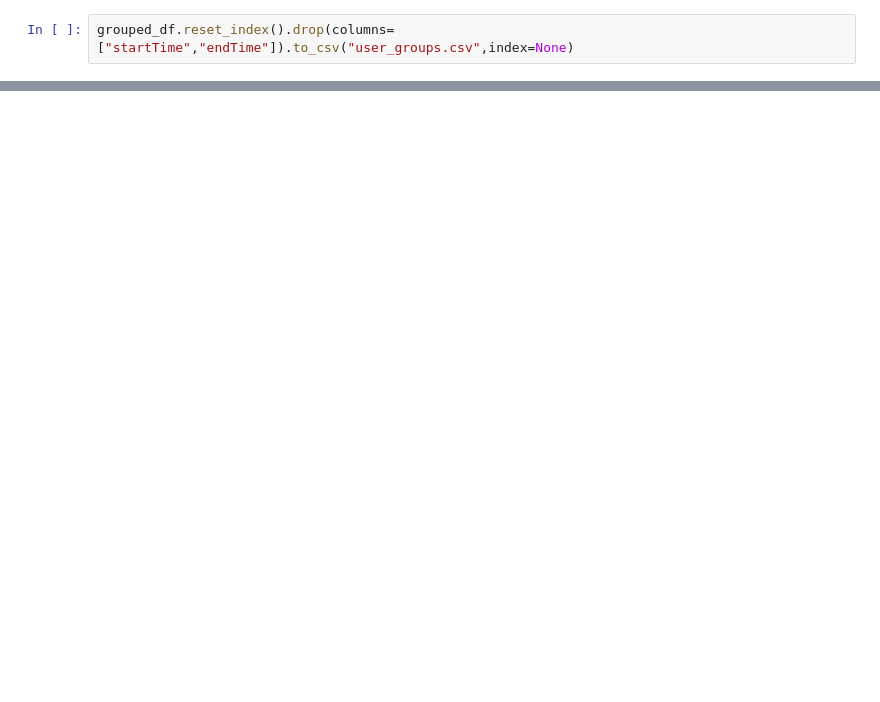
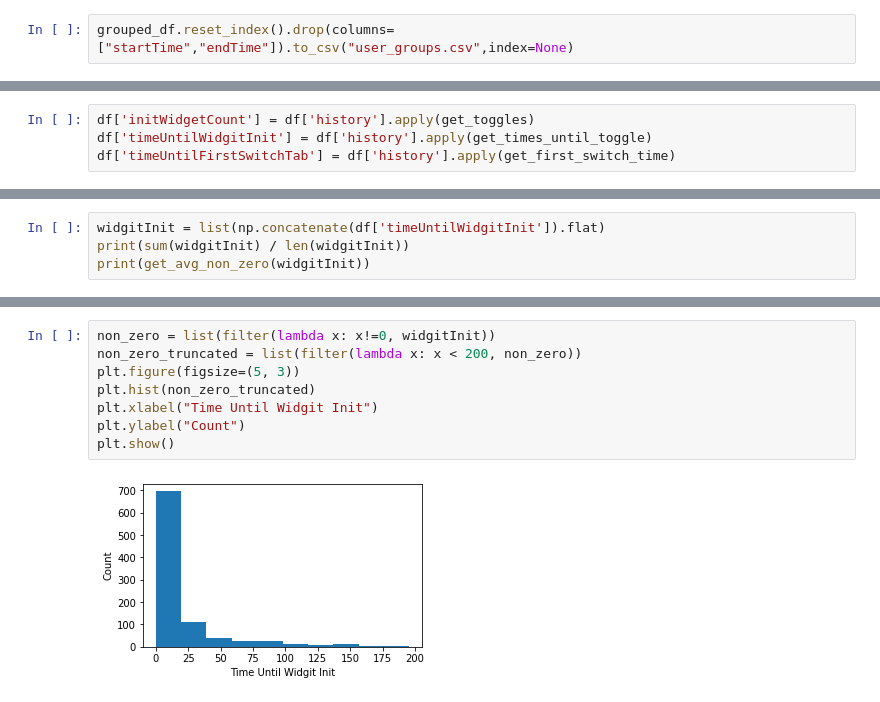
Before and after one commit to willeppy/lux-logger, a Jupyter notebook: LuxLogAnalysis.ipynb, the cells around one changed output, grey strips where cells are left out. Cells and saved outputs as stored; diff of their text form; blank space fills up the shorter version.

```diff
--- a/LuxLogAnalysis.ipynb
+++ b/LuxLogAnalysis.ipynb
@@ -177,0 +381,4 @@ other_df
+# %%
+df['initWidgetCount'] = df['history'].apply(get_toggles)
+df['timeUntilWidgitInit'] = df['history'].apply(get_times_until_toggle)
+df['timeUntilFirstSwitchTab'] = df['history'].apply(get_first_switch_time)
@@ -177,0 +415,4 @@ other_df
+# %%
+widgitInit = list(np.concatenate(df['timeUntilWidgitInit']).flat)
+print(sum(widgitInit) / len(widgitInit))
+print(get_avg_non_zero(widgitInit))
@@ -177,0 +438,10 @@ other_df
+# %%
+non_zero = list(filter(lambda x: x!=0, widgitInit))
+non_zero_truncated = list(filter(lambda x: x < 200, non_zero))
+plt.figure(figsize=(5, 3))
+plt.hist(non_zero_truncated)
+plt.xlabel("Time Until Widgit Init")
+plt.ylabel("Count")
+plt.show()
+# %% [output]
+[figure, added]
```
Also changed, not shown: parts of 29 cells of this notebook, 2 other files.
